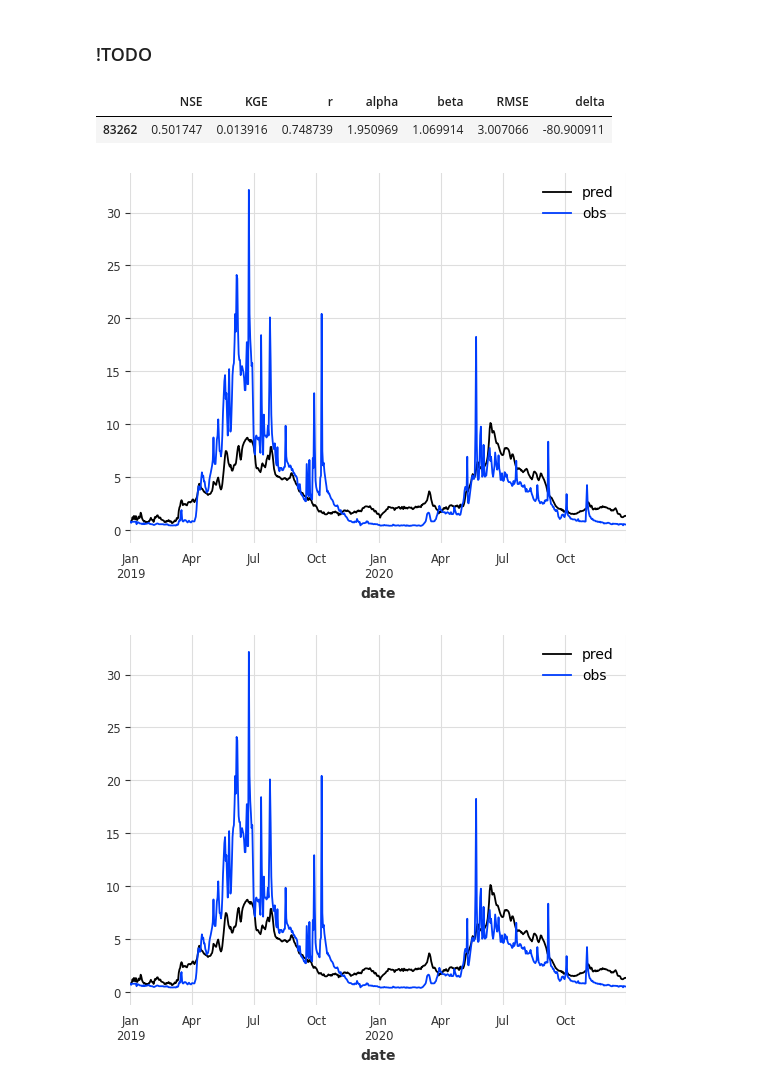
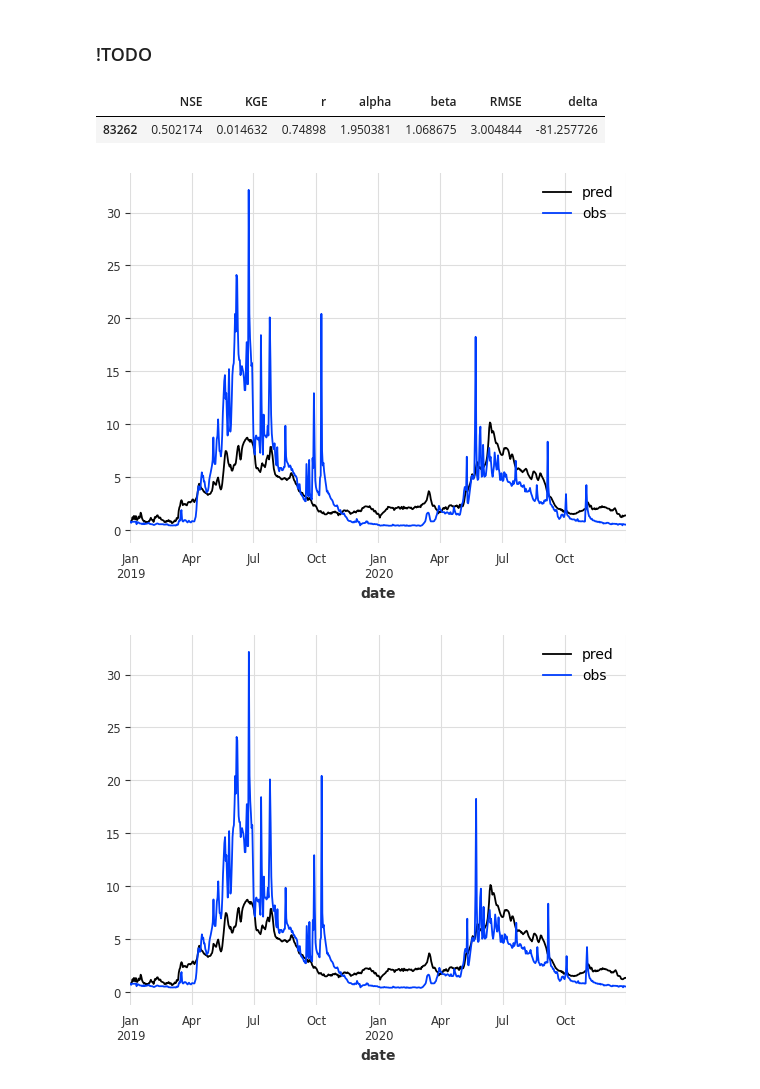
Before and after one commit to dmbrmv/my_dissertation, a Jupyter notebook: darts_forecast/check_results_single.ipynb, the cells around one changed output. Cells and saved outputs as stored; diff of their text form; code cells hidden in the pictures.

Commit message:
Update on single prediction method with TFT .predict

```diff
--- a/darts_forecast/check_results_single.ipynb
+++ b/darts_forecast/check_results_single.ipynb
@@ -851,15 +860,10 @@ for i in tqdm(range(0, (pred_len - input_chunk_length - output_chunk_length))):
-# %%
-pred_df_multi = reduce(lambda df1, df2: df2.combine_first(df1), test_pred)
-pred_df_multi = pred_df_multi.rename(columns={f"{hydro_target}": "pred"})
-pred_df_multi["obs"] = target_obs.values[:-1]
-pred_df_multi.plot()
-metric_df(
-    gauge_id=gauge_id, predictions=pred_df_multi["pred"], targets=pred_df_multi["obs"]
-)
-# %% [output]
-|  | NSE | KGE | r | alpha | beta | RMSE | delta |
-| 83262 | 0.501747 | 0.013916 | 0.748739 | 1.950969 | 1.069914 | 3.007066 | -80.900911 |
-[figure, removed]
+# %%
+pred_df_multi.plot()
+metric_res_df
+# %% [output]
+|  | NSE | KGE | r | alpha | beta | RMSE | delta |
+| 83262 | 0.502174 | 0.014632 | 0.74898 | 1.950381 | 1.068675 | 3.004844 | -81.257726 |
+[figure, added]
 # %%
 pred_df = reduce(lambda df1, df2: df2.combine_first(df1), test_pred)
 pred_df = pred_df.rename(columns={f"{hydro_target}": "pred"})
```
Also changed, not shown: parts of 3 cells of this notebook, 3 other files.
